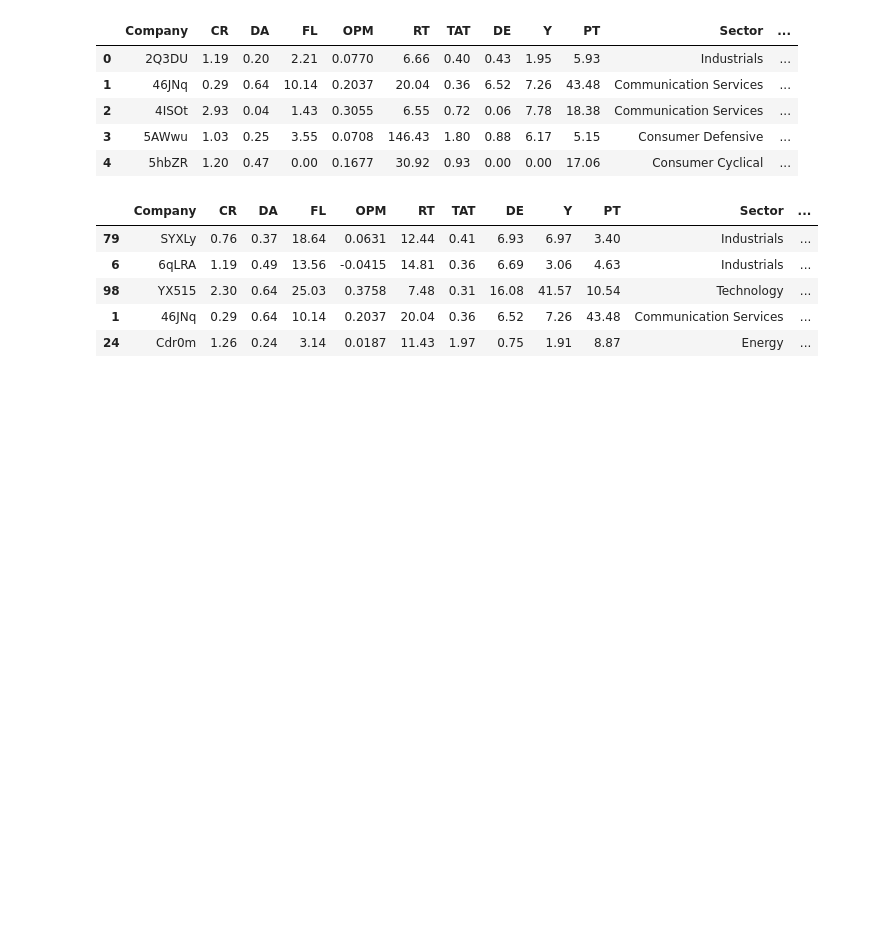
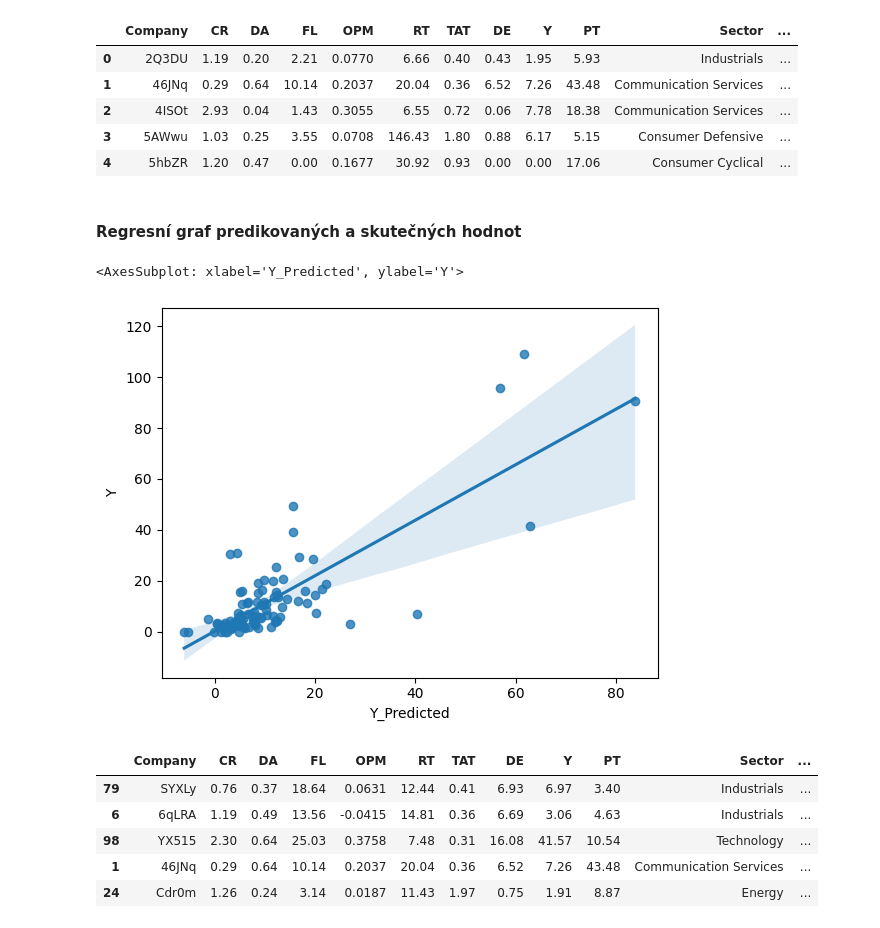
Before and after one commit to Verutynka/PythonProDataScience_Ukol, a Jupyter notebook: 1_Ukol/Ukol_1_Bonus1.ipynb, the cells around one changed output. Cells and saved outputs as stored; diff of their text form; code cells hidden in the pictures; blank space fills up the shorter version.

```diff
--- a/1_Ukol/Ukol_1_Bonus1.ipynb
+++ b/1_Ukol/Ukol_1_Bonus1.ipynb
@@ -96,6 +99,13 @@ data.head()
 | 2 | 4ISOt | 2.93 | 0.04 | 1.43 | 0.3055 | 6.55 | 0.72 | 0.06 | 7.78 | 18.38 | Communication Services | ... |
 | 3 | 5AWwu | 1.03 | 0.25 | 3.55 | 0.0708 | 146.43 | 1.80 | 0.88 | 6.17 | 5.15 | Consumer Defensive | ... |
 | 4 | 5hbZR | 1.20 | 0.47 | 0.00 | 0.1677 | 30.92 | 0.93 | 0.00 | 0.00 | 17.06 | Consumer Cyclical | ... |
+# %% [markdown]
+#### Regresní graf predikovaných a skutečných hodnot
+# %%
+sns.regplot(data, x="Y_Predicted", y="Y")
+# %% [output]
+<AxesSubplot: xlabel='Y_Predicted', ylabel='Y'>
+[figure, added]
 # %%
 top_5_Y_differences = data.sort_values(by="Y_difference", ascending=False)
 top_5_Y_differences.head()
```
Also changed, not shown: parts of 8 cells of this notebook, 3 other files.
